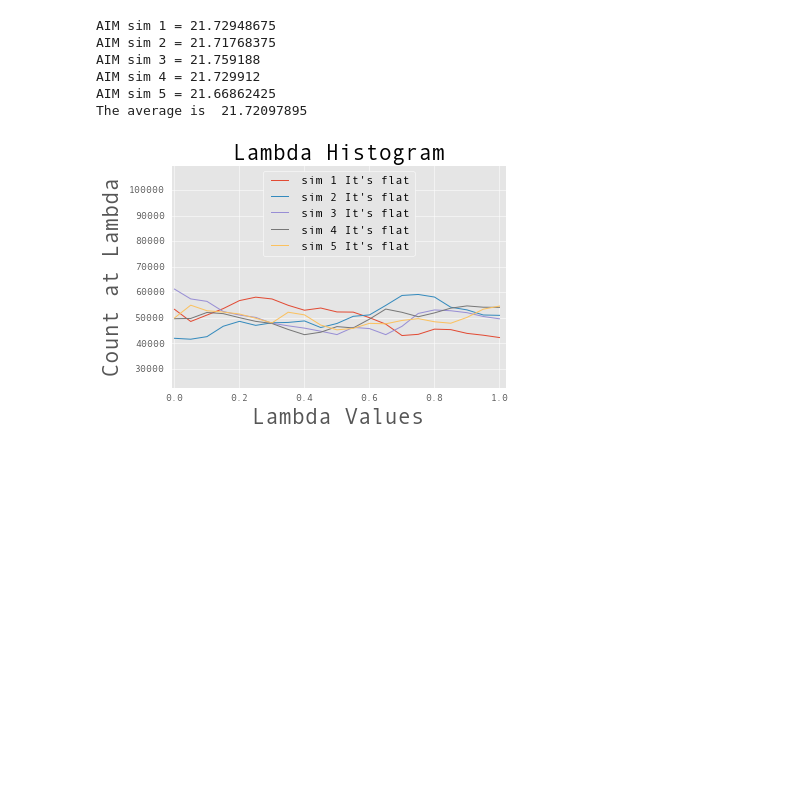
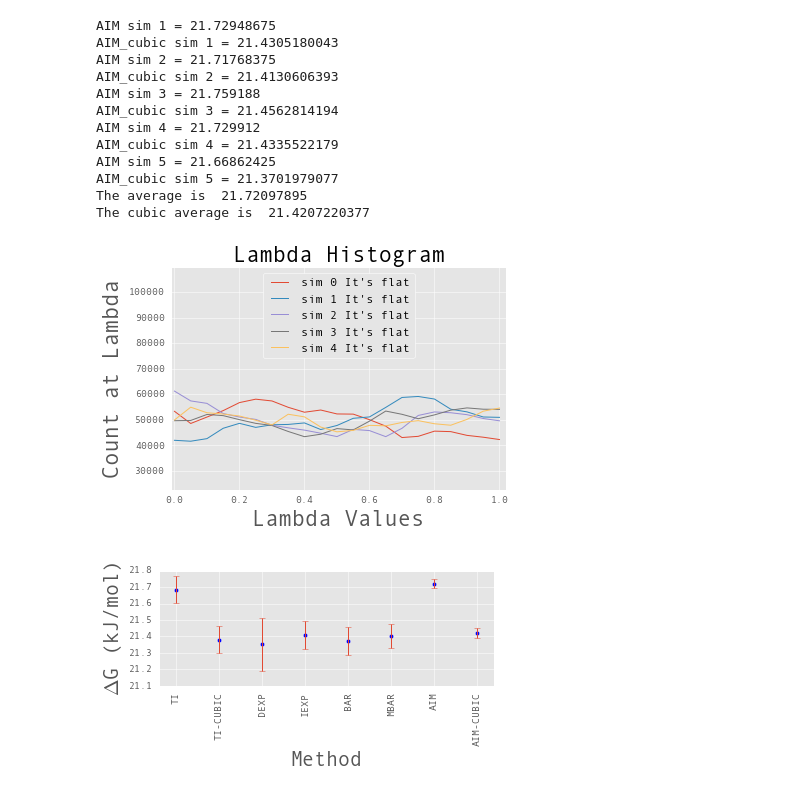
Before and after one commit to bioSandMan/gmx514, a Jupyter notebook: Gromacs514AIM.ipynb, the cells around one changed output. Saved outputs shown, nothing was run; the diff lists cells and outputs as text; code cells hidden in the pictures; blank space fills up the shorter version.

Commit message:
cubic spline

```diff
--- a/Gromacs514AIM.ipynb
+++ b/Gromacs514AIM.ipynb
@@ -121,18 +224,78 @@ coulLambdas = np.array([0.0, 0.2, 0.4, 0.6, 0.8, 1.0, 1.0, 1.0, 1.0, 1.0, 1.0, 1
 vdwLambdas = np.array([0.0, 0.0, 0.0, 0.0, 0.0, 0.0, 0.1, 0.2, 0.3, 0.4, 0.5, 0.55, 0.6, 0.65, 0.7, 0.75, 0.8, 0.85, 0.9, 0.95, 1.0])
 
 totals = []
+cubics = []
 for i in range(5):
     file_in = "aimgpu0"+str(i+1)+".out"
-    aim = get_AIM(file_in, coulLambdas,vdwLambdas,str(i+1))
+    aim, aim_cubic = quad_AIM(file_in, coulLambdas,vdwLambdas)
+    hist_flatness(file_in, str(i))
     print "AIM sim "+str(i+1)+" = "+str(aim)
+    print "AIM_cubic sim "+str(i+1)+" = "+str(aim_cubic)
     totals.append(aim)
+    cubics.append(aim_cubic)
 
 print "The average is ",np.array(totals).mean()
+print "The cubic average is ",np.array(cubics).mean()
 # %% [output]
 AIM sim 1 = 21.72948675
+AIM_cubic sim 1 = 21.4305180043
 AIM sim 2 = 21.71768375
+AIM_cubic sim 2 = 21.4130606393
 AIM sim 3 = 21.759188
+AIM_cubic sim 3 = 21.4562814194
 AIM sim 4 = 21.729912
+AIM_cubic sim 4 = 21.4335522179
 AIM sim 5 = 21.66862425
+AIM_cubic sim 5 = 21.3701979077
 The average is  21.72097895
+The cubic average is  21.4207220377
 [figure]
+# %%
+# Use Pymbar to get the results
+# make sure to skip half of the xvg file
+# Command line was: /Users/ChrisM/anaconda/bin/alchemical_analysis -t 300 -x -v -p prod -s 500 -i 0
+
+# Get the result from each run to look like this
+# 5 ns
+#         TI  TI-CUBIC DEXP    IEXP    BAR  MBAR    AIM
+# run01 18.782 18.524 18.349 18.633 18.522 18.510 15.22232
+# run02 18.776 18.496 18.398 18.538 18.535 18.561 15.34766
+# run03 18.665 18.404 18.218 18.541 18.402 18.438 15.39739
+# run04 18.679 18.410 18.382 18.594 18.417 18.471 15.20885
+# run05 18.679 18.400 18.316 18.543 18.408 18.441 15.09506
+
+# Plot the results using error bars for each lambda window 1ns, 5ns, 10ns
+location = "compare_five_ns.log"
+myResults = pd.read_csv(
+    location,
+    delim_whitespace=True,
+    header = None)
+myResults.drop([1,2,4,5,7,8,10,11,13,14,16,17], axis=1, inplace=True)
+myResults = myResults.rename(index=str, columns={0:"TI",3:"TI-CUBIC",6:"DEXP",9:"IEXP",12:"BAR",15:"MBAR"})
+myResults['AIM'] = np.array(totals)
+myResults['AIM-CUBIC'] = np.array(cubics)
+
+plt.close()
+labels = list(myResults.columns.values)
+y = np.array(myResults.mean().values)
+x = range(len(y))
+plt.close()
+plt.xticks(x, labels, rotation='vertical')
+# Tweak spacing to prevent clipping of tick-labels
+plt.subplots_adjust(bottom=0.5)
+plt.ylabel("$\Delta$G (kJ/mol)", fontsize = 20)
+plt.xlabel('Method', fontsize = 20)
+plt.errorbar(x, y, yerr=np.std(myResults), fmt=None)
+plt.scatter(x, y)
+
+# Create a simple legend
+plt.legend(loc=0, borderaxespad=0., fontsize=14, ncol=1)
+plt.style.use('ggplot')
+
+# Finally, save the figure as a png.
+# You can also save it as a PDF, JPEG, etc.
+# Just change the file extension in this call.
+# bbox_inches="tight" removes all the extra whitespace on the edges of your plot.
+plt.savefig("fivens_compared.png", bbox_inches="tight", dpi=300);
+# %% [output]
+[figure, added]
```
Also changed, not shown: parts of 2 cells of this notebook.
